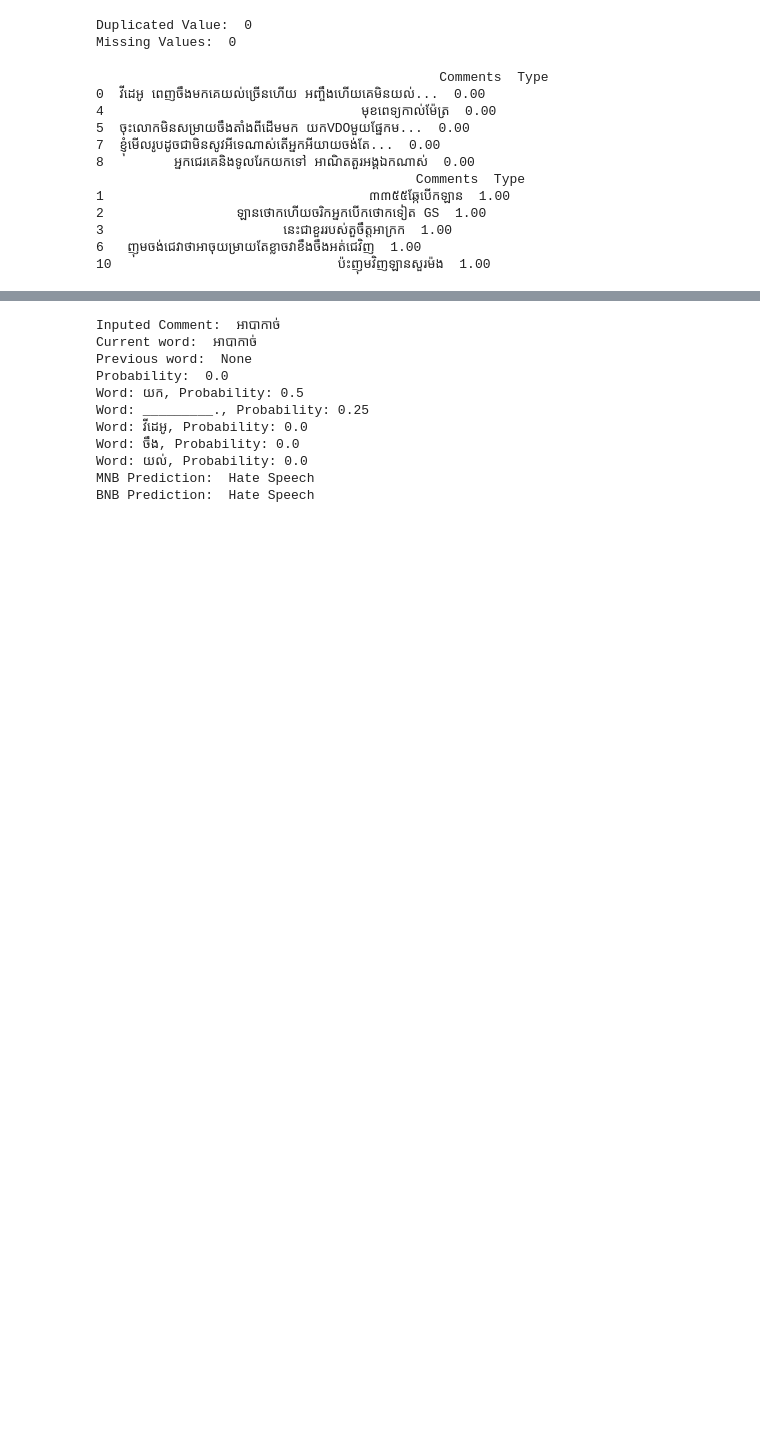
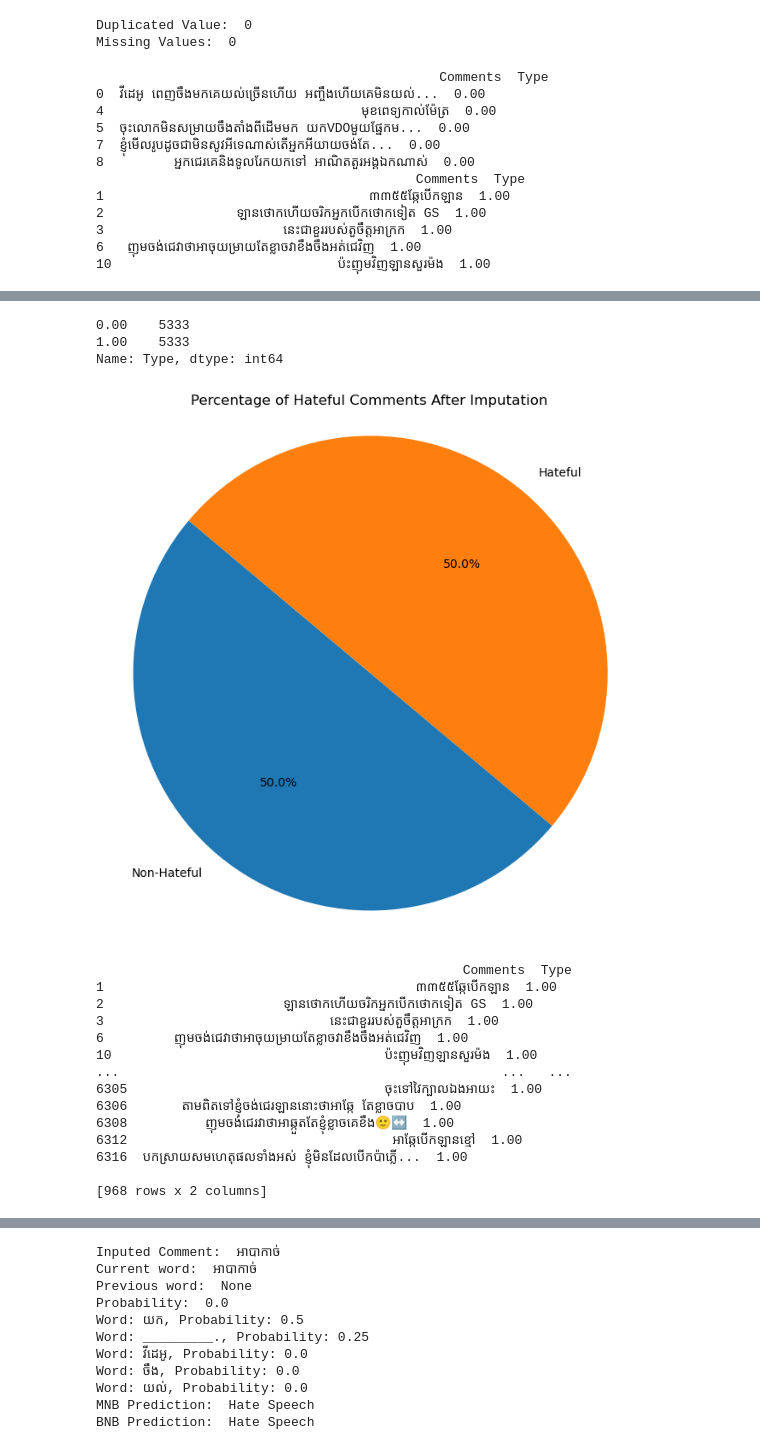
Before and after one commit to witKen/Khmer_Hate_Speech_Recognition, a Jupyter notebook: kh_hate_speech_recongnition.ipynb, the cells around one changed output, grey strips where cells are left out. Drawn from its saved outputs; the diff is of its cells as text; code cells hidden in the pictures; blank space fills up the shorter version.

```diff
--- a/kh_hate_speech_recongnition.ipynb
+++ b/kh_hate_speech_recongnition.ipynb
@@ -84,34 +84,53 @@ Name: Type, dtype: int64
 # %%
-# from imblearn.over_sampling import SMOTE
-# from sklearn.feature_extraction.text import TfidfVectorizer
+from imblearn.over_sampling import SMOTE
+from sklearn.feature_extraction.text import TfidfVectorizer
 
-# vectorizer = TfidfVectorizer()
-# X = vectorizer.fit_transform(df['Comments'])
-# y = df['Type']
+vectorizer = TfidfVectorizer()
+X = vectorizer.fit_transform(df['Comments'])
+y = df['Type']
 
-# # Perform SMOTE
-# smote = SMOTE(random_state=42)
-# X_resampled, y_resampled = smote.fit_resample(X, y)
+# Perform SMOTE
+smote = SMOTE(random_state=42)
+X_resampled, y_resampled = smote.fit_resample(X, y)
 
-# # Create a new DataFrame with the resampled data
-# df_resampled = pd.DataFrame(X_resampled.toarray())  # Convert sparse matrix to DataFrame
-# df_resampled['Type'] = y_resampled
+# Create a new DataFrame with the resampled data
+df_resampled = pd.DataFrame(X_resampled.toarray())
+df_resampled['Type'] = y_resampled
 
-# # Check the new distribution
-# count_cmt_resampled = df_resampled["Type"].value_counts()
-# print(count_cmt_resampled)
+# Check the new distribution
+count_cmt_resampled = df_resampled["Type"].value_counts()
+print(count_cmt_resampled)
 
-# # Plot the new distribution
-# plt.figure(figsize=(8, 8))
-# types = {0: 'Non-Hateful', 1: 'Hateful'}
-# plt.pie(count_cmt_resampled, labels=count_cmt_resampled.index.map(types), autopct='%1.1f%%', startangle=140)
-# plt.title('Percentage of Hateful Comments After Imputation')
-# plt.axis('equal')
-# plt.show()
+# Plot the new distribution
+plt.figure(figsize=(8, 8))
+types = {0: 'Non-Hateful', 1: 'Hateful'}
+plt.pie(count_cmt_resampled, labels=count_cmt_resampled.index.map(types), autopct='%1.1f%%', startangle=140)
+plt.title('Percentage of Hateful Comments After Imputation')
+plt.axis('equal')
+plt.show()
 
-# hateful = df[df['Type'] == 1]
+hateful = df[df['Type'] == 1]
 
-# print(hateful)
+print(hateful)
+# %% [output]
+0.00    5333
+1.00    5333
+Name: Type, dtype: int64
+[figure, added]
+                                               Comments  Type
+1                                        ៣៣៥៥ឆ្កែបើកឡាន  1.00
+2                       ឡានថោកហេីយចរិកអ្នកបេីកថោកទៀត GS  1.00
+3                             នេះជាខួររបស់តួចឹត្តអាក្រក  1.00
+6         ញុមចង់ជេវាថាអាចុយម្រាយតែខ្លាចវាខឹងចឹងអត់ជេវិញ  1.00
+10                                   ប៉ះញុមវិញឡានសួរម៉ង  1.00
+...                                                 ...   ...
+6305                                 ចុះទៅវៃក្បាលឯងអាយះ  1.00
+6306       តាមពិតទៅខ្ញុំចង់ជេរឡាននោះថាអាឆ្កែ តែខ្លាចបាប  1.00
+6308          ញុមចង់ជេរវាថាអាឆ្កួតតែខ្ញុំខ្លាចគេខឹង🙂‍↔️  1.00
+6312                                  អាឆ្កែបេីកឡានខ្មៅ  1.00
+6316  បកស្រាយសមហេតុផលទាំងអស់ ខ្ញុំមិនដែលបេីកប៉ាភ្លេី...  1.00
+
+[968 rows x 2 columns]
 # %%
 import re
 # Function to clean comments
```
Also changed, not shown: parts of 8 cells of this notebook, 1 other file.
